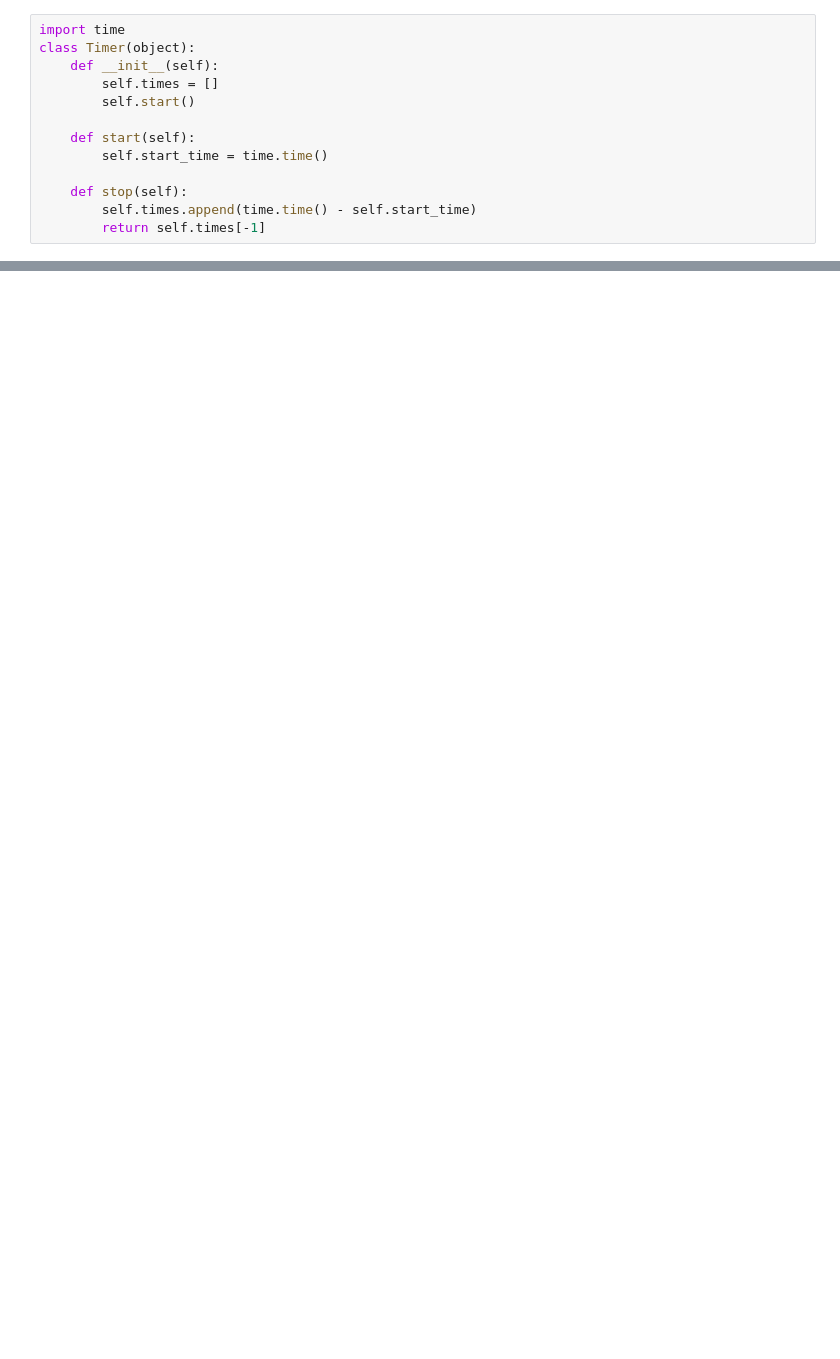
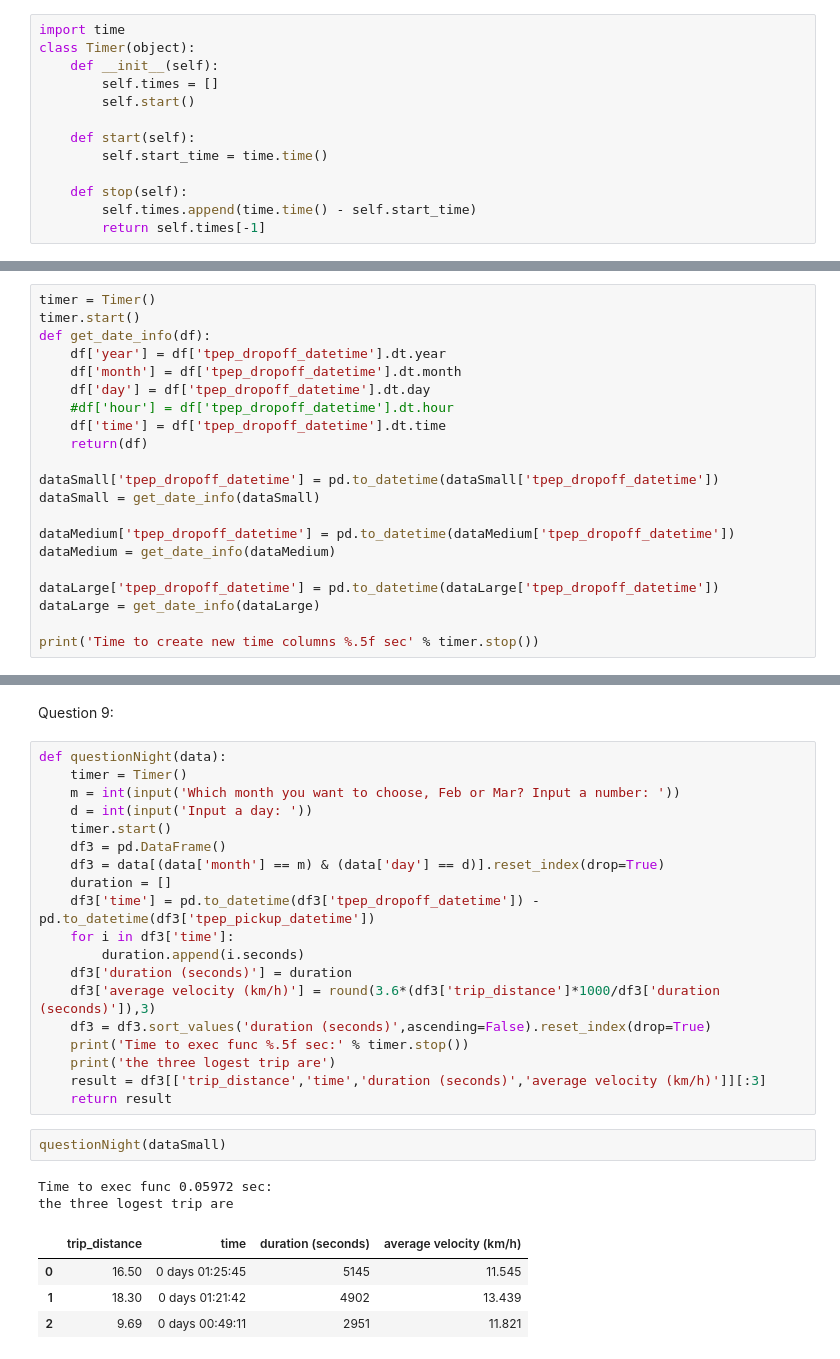
Before and after one commit to nhut3110/Final-Exam---Process-CSV-files, a Jupyter notebook: final.ipynb, the cells around one changed output, grey strips where cells are left out. Cells and saved outputs as stored; diff of their text form; blank space fills up the shorter version.

```diff
--- a/final.ipynb
+++ b/final.ipynb
@@ -50,0 +114,21 @@ dataSmall
+# %%
+timer = Timer()
+timer.start()
+def get_date_info(df):
+    df['year'] = df['tpep_dropoff_datetime'].dt.year
+    df['month'] = df['tpep_dropoff_datetime'].dt.month
+    df['day'] = df['tpep_dropoff_datetime'].dt.day
+    #df['hour'] = df['tpep_dropoff_datetime'].dt.hour
+    df['time'] = df['tpep_dropoff_datetime'].dt.time
+    return(df)
+
+dataSmall['tpep_dropoff_datetime'] = pd.to_datetime(dataSmall['tpep_dropoff_datetime'])
+dataSmall = get_date_info(dataSmall)
+
+dataMedium['tpep_dropoff_datetime'] = pd.to_datetime(dataMedium['tpep_dropoff_datetime'])
+dataMedium = get_date_info(dataMedium)
+
+dataLarge['tpep_dropoff_datetime'] = pd.to_datetime(dataLarge['tpep_dropoff_datetime'])
+dataLarge = get_date_info(dataLarge)
+
+print('Time to create new time columns %.5f sec' % timer.stop())
@@ -50,0 +326,30 @@ dataSmall
+# %% [markdown]
+Question 9:
+# %%
+def questionNight(data):
+    timer = Timer()
+    m = int(input('Which month you want to choose, Feb or Mar? Input a number: '))
+    d = int(input('Input a day: '))
+    timer.start()
+    df3 = pd.DataFrame()
+    df3 = data[(data['month'] == m) & (data['day'] == d)].reset_index(drop=True)
+    duration = []
+    df3['time'] = pd.to_datetime(df3['tpep_dropoff_datetime']) - pd.to_datetime(df3['tpep_pickup_datetime'])
+    for i in df3['time']:
+        duration.append(i.seconds)
+    df3['duration (seconds)'] = duration
+    df3['average velocity (km/h)'] = round(3.6*(df3['trip_distance']*1000/df3['duration (seconds)']),3)
+    df3 = df3.sort_values('duration (seconds)',ascending=False).reset_index(drop=True)
+    print('Time to exec func %.5f sec:' % timer.stop())
+    print('the three logest trip are')
+    result = df3[['trip_distance','time','duration (seconds)','average velocity (km/h)']][:3]
+    return result
+# %%
+questionNight(dataSmall)
+# %% [output]
+Time to exec func 0.05972 sec:
+the three logest trip are
+|  | trip_distance | time | duration (seconds) | average velocity (km/h) |
+| 0 | 16.50 | 0 days 01:25:45 | 5145 | 11.545 |
+| 1 | 18.30 | 0 days 01:21:42 | 4902 | 13.439 |
+| 2 | 9.69 | 0 days 00:49:11 | 2951 | 11.821 |
```
Also changed, not shown: parts of 39 cells of this notebook.
